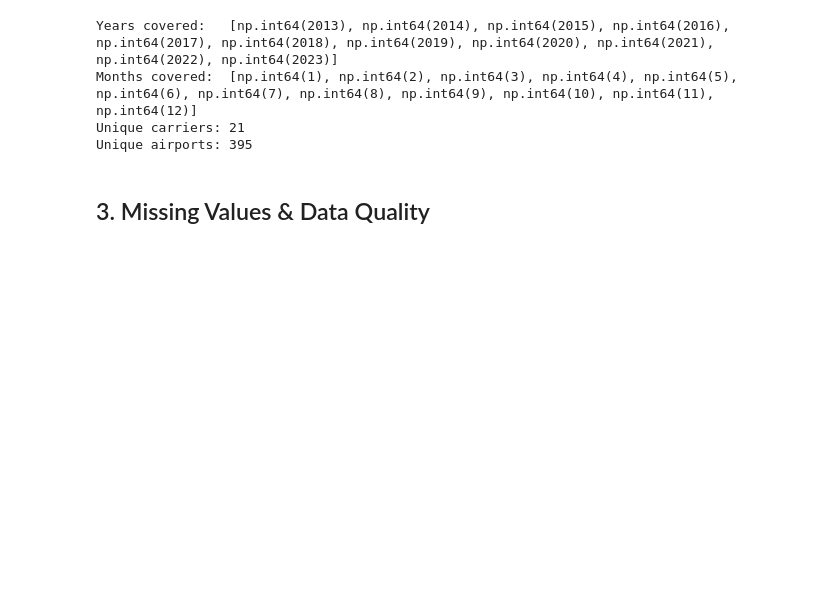
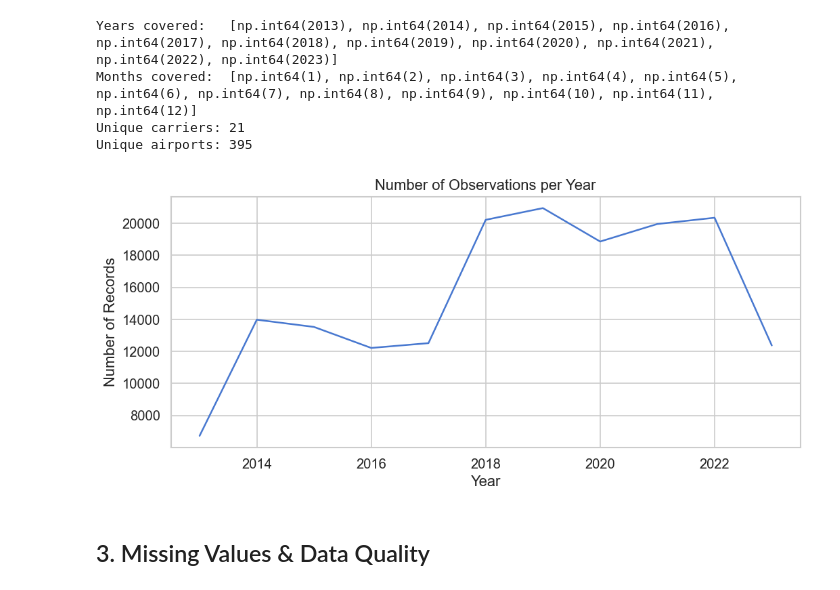
Before and after one commit to danilo-ruberti/ML-Final-Project-Flight-Delays, a Jupyter notebook: eda.ipynb, the cells around one changed output. Cells and saved outputs as stored; diff of their text form; code cells hidden in the pictures; blank space fills up the shorter version.

```diff
--- a/eda.ipynb
+++ b/eda.ipynb
@@ -111,6 +120,16 @@ Years covered:   [np.int64(2013), np.int64(2014), np.int64(2015), np.int64(2016)
 Months covered:  [np.int64(1), np.int64(2), np.int64(3), np.int64(4), np.int64(5), np.int64(6), np.int64(7), np.int64(8), np.int64(9), np.int64(10), np.int64(11), np.int64(12)]
 Unique carriers: 21
 Unique airports: 395
+# %%
+counts = df.groupby('year').size()
+
+plt.plot(counts.index, counts.values)
+plt.xlabel("Year")
+plt.ylabel("Number of Records")
+plt.title("Number of Observations per Year")
+plt.show()
+# %% [output]
+[figure, added]
 # %% [markdown]
 <a id='3'></a>
 ## 3. Missing Values & Data Quality
```
Also changed, not shown: parts of 2 cells of this notebook, 3 other files.
